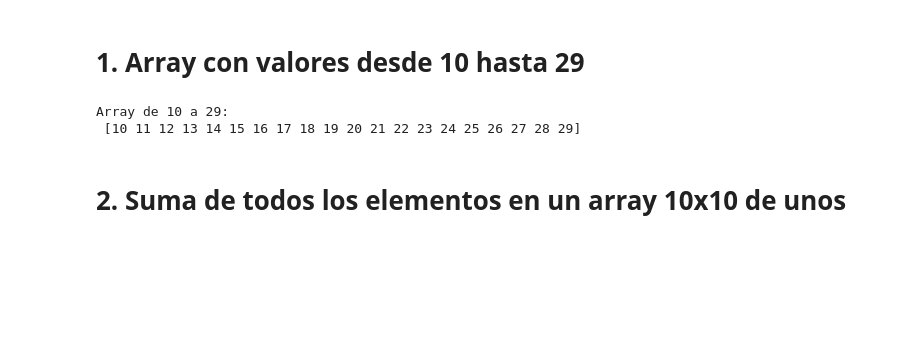
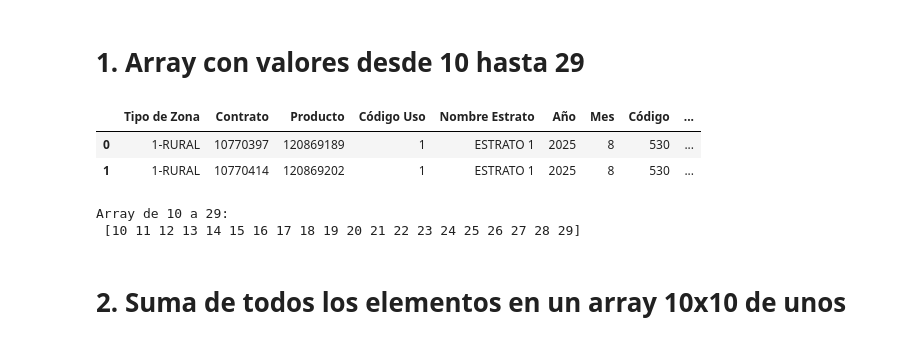
Before and after one commit to Lenis0207/PAD_2025_IIB1, a Jupyter notebook: src/clases_ad/ea2_lenis.ipynb, the cells around one changed output. Drawn from its saved outputs; the diff is of its cells as text; code cells hidden in the pictures; blank space fills up the shorter version.

```diff
--- a/ea2_lenis.ipynb
+++ b/src/clases_ad/ea2_lenis.ipynb
@@ -8,3 +21,11 @@ from scipy.stats import gaussian_kde
+# %%
+datagen = DataGenerator()
+df= datagen.leer_ruta("/workspaces/PAD_2025_IIB1/src/static/csv/Reporte_Preliquidación_ALUMBRADO PÚBLICO SOPETRÁN_2025.csv")
+df.head(2)
+# %% [output]
+|  | Tipo de Zona | Contrato | Producto | Código Uso | Nombre Estrato | Año | Mes | Código | ... |
+| 0 | 1-RURAL | 10770397 | 120869189 | 1 | ESTRATO 1 | 2025 | 8 | 530 | ... |
+| 1 | 1-RURAL | 10770414 | 120869202 | 1 | ESTRATO 1 | 2025 | 8 | 530 | ... |
 # %%
 arr = np.arange(10, 30)
 print("Array de 10 a 29:\n", arr)
```
Also changed, not shown: parts of 2 cells of this notebook, 1 other file.
